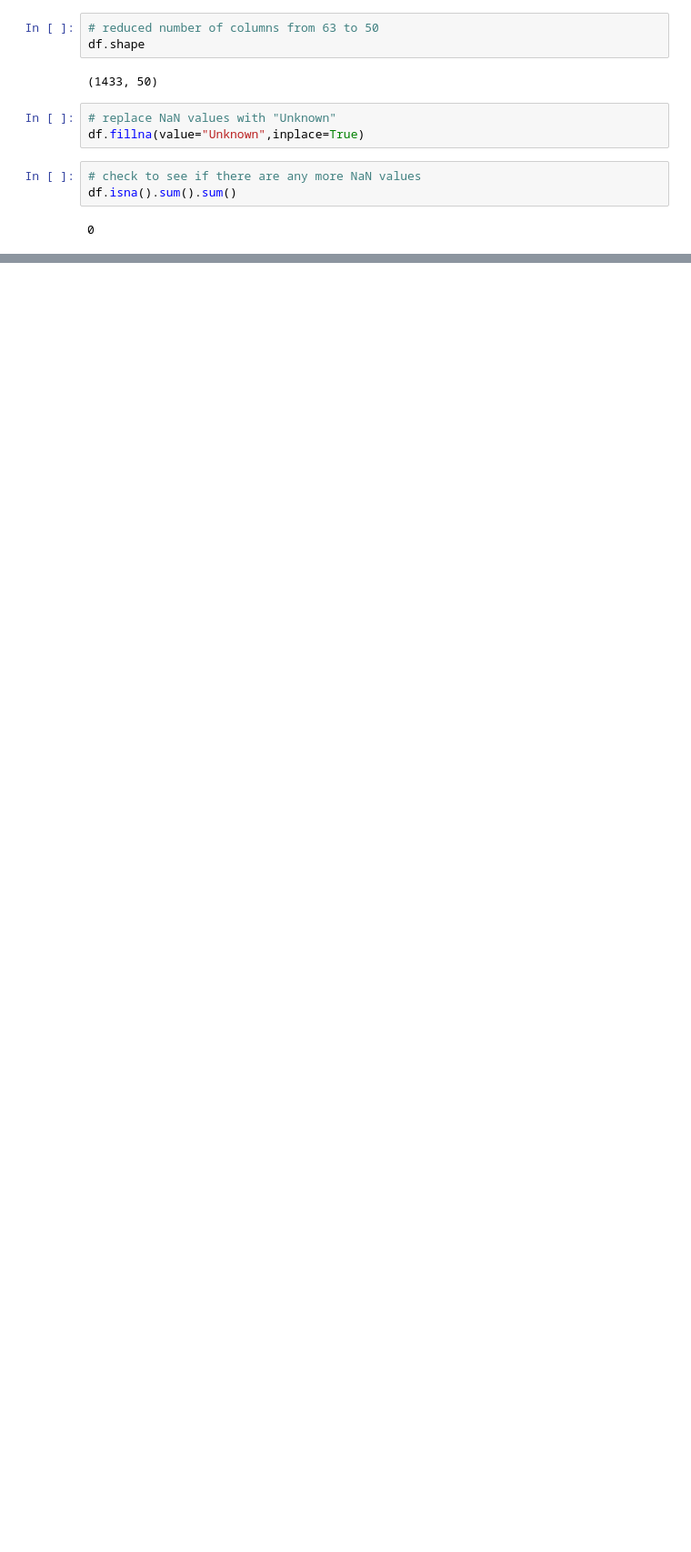
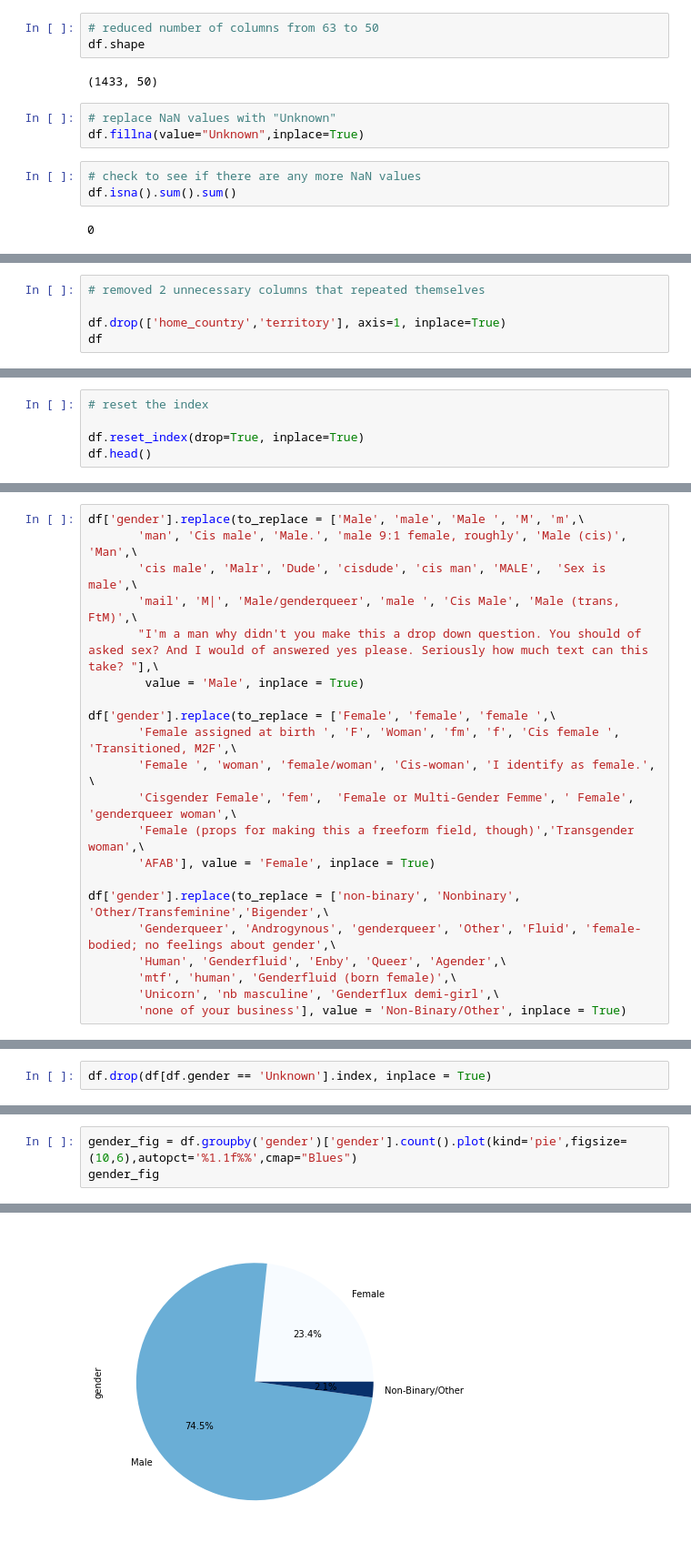
Before and after one commit to hnlp1997/osmi2016_project, a Jupyter notebook: osmi_2016_survey.ipynb, the cells around one changed output, grey strips where cells are left out. Shown at 91% size. Drawn from its saved outputs; the diff is of its cells as text; blank space fills up the shorter version.

```diff
--- a/osmi_2016_survey.ipynb
+++ b/osmi_2016_survey.ipynb
@@ -109,0 +168,5 @@ df.isna().sum().sum()
+# %%
+# removed 2 unnecessary columns that repeated themselves
+
+df.drop(['home_country','territory'], axis=1, inplace=True)
+df
@@ -109,0 +187,5 @@ df.isna().sum().sum()
+# %%
+# reset the index
+
+df.reset_index(drop=True, inplace=True)
+df.head()
@@ -109,0 +220,21 @@ df.isna().sum().sum()
+# %%
+df['gender'].replace(to_replace = ['Male', 'male', 'Male ', 'M', 'm',\
+       'man', 'Cis male', 'Male.', 'male 9:1 female, roughly', 'Male (cis)', 'Man',\
+       'cis male', 'Malr', 'Dude', 'cisdude', 'cis man', 'MALE',  'Sex is male',\
+       'mail', 'M|', 'Male/genderqueer', 'male ', 'Cis Male', 'Male (trans, FtM)',\
+       "I'm a man why didn't you make this a drop down question. You should of asked sex? And I would of answered yes please. Seriously how much text can this take? "],\
+        value = 'Male', inplace = True)
+
+df['gender'].replace(to_replace = ['Female', 'female', 'female ',\
+       'Female assigned at birth ', 'F', 'Woman', 'fm', 'f', 'Cis female ', 'Transitioned, M2F',\
+       'Female ', 'woman', 'female/woman', 'Cis-woman', 'I identify as female.', \
+       'Cisgender Female', 'fem',  'Female or Multi-Gender Femme', ' Female', 'genderqueer woman',\
+       'Female (props for making this a freeform field, though)','Transgender woman',\
+       'AFAB'], value = 'Female', inplace = True)
+
+df['gender'].replace(to_replace = ['non-binary', 'Nonbinary', 'Other/Transfeminine','Bigender',\
+       'Genderqueer', 'Androgynous', 'genderqueer', 'Other', 'Fluid', 'female-bodied; no feelings about gender',\
+       'Human', 'Genderfluid', 'Enby', 'Queer', 'Agender',\
+       'mtf', 'human', 'Genderfluid (born female)',\
+       'Unicorn', 'nb masculine', 'Genderflux demi-girl',\
+       'none of your business'], value = 'Non-Binary/Other', inplace = True)
@@ -109,0 +268,2 @@ df.isna().sum().sum()
+# %%
+df.drop(df[df.gender == 'Unknown'].index, inplace = True)
@@ -109,0 +272,4 @@ df.isna().sum().sum()
+# %%
+gender_fig = df.groupby('gender')['gender'].count().plot(kind='pie',figsize=(10,6),autopct='%1.1f%%',cmap="Blues")
+gender_fig
+# %% [output]
@@ -109,0 +277 @@ df.isna().sum().sum()
+[figure, added]
```
Also changed, not shown: parts of 60 cells of this notebook, 1 other file.
